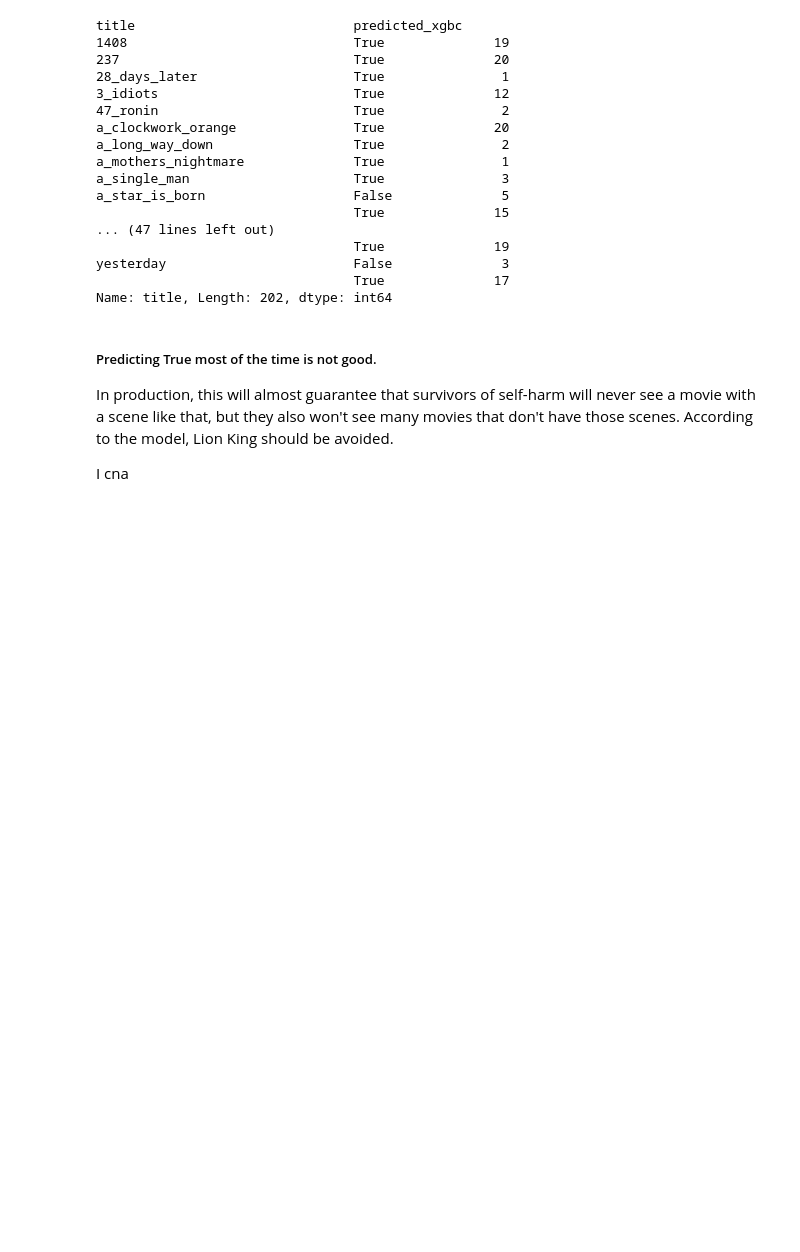
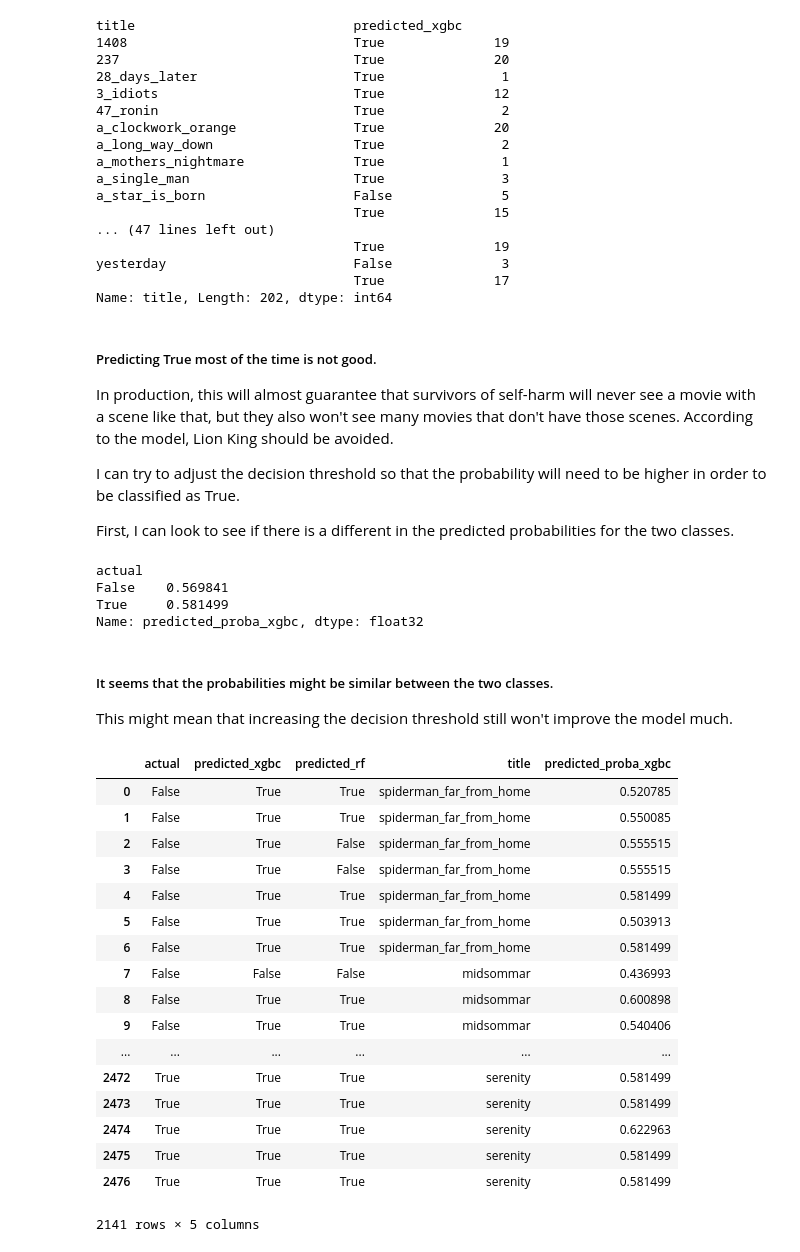
Before and after one commit to matthewzapata/twitter-trigger-warnings, a Jupyter notebook: trigger_warnings.ipynb, the cells around one changed output. Drawn from its saved outputs; the diff is of its cells as text; code cells hidden in the pictures; blank space fills up the shorter version.

```diff
--- a/trigger_warnings.ipynb
+++ b/trigger_warnings.ipynb
@@ -1570,7 +1570,8 @@ True               16   1185
    macro avg       0.78      0.61      0.57      2141
 weighted avg       0.76      0.66      0.60      2141
 # %%
-final_rf = RandomForestClassifier(criterion='gini', max_depth=20, min_samples_leaf=1, min_samples_split=2, n_estimators=25)
+final_rf = RandomForestClassifier(random_state=123, criterion='gini', max_depth=20, min_samples_leaf=1,
+                                  min_samples_split=2, n_estimators=25)
 final_rf.fit(X_train, y_train)
 train['predicted_rf'] = final_rf.predict(X_train)
 # %%
@@ -1665,4 +1666,18 @@ Name: title, Length: 202, dtype: int64
 ##### Predicting True most of the time is not good.
 In production, this will almost guarantee that survivors of self-harm will never see a movie with a scene like that, but they also won't see many movies that don't have those scenes. According to the model, Lion King should be avoided.
 
-I cna
+I can try to adjust the decision threshold so that the probability will need to be higher in order to be classified as True.
+
+First, I can look to see if there is a different in the predicted probabilities for the two classes.
+# %%
+train['predicted_proba_xgbc'] = final_xgbc.predict_proba(X_train)[:,1]
+# %%
+train.groupby('actual').predicted_proba_xgbc.median()
+# %% [output]
+actual
+False    0.569841
+True     0.581499
+Name: predicted_proba_xgbc, dtype: float32
+# %% [markdown]
+##### It seems that the probabilities might be similar between the two classes.
+This might mean that increasing the decision threshold still won't improve the model much.
@@ -1668,0 +1690,21 @@ I cna
+# %%
+train
+# %% [output]
+|  | actual | predicted_xgbc | predicted_rf | title | predicted_proba_xgbc |
+| 0 | False | True | True | spiderman_far_from_home | 0.520785 |
+| 1 | False | True | True | spiderman_far_from_home | 0.550085 |
+| 2 | False | True | False | spiderman_far_from_home | 0.555515 |
+| 3 | False | True | False | spiderman_far_from_home | 0.555515 |
+| 4 | False | True | True | spiderman_far_from_home | 0.581499 |
+| 5 | False | True | True | spiderman_far_from_home | 0.503913 |
+| 6 | False | True | True | spiderman_far_from_home | 0.581499 |
+| 7 | False | False | False | midsommar | 0.436993 |
+| 8 | False | True | True | midsommar | 0.600898 |
+| 9 | False | True | True | midsommar | 0.540406 |
+| ... | ... | ... | ... | ... | ... |
+| 2472 | True | True | True | serenity | 0.581499 |
+| 2473 | True | True | True | serenity | 0.581499 |
+| 2474 | True | True | True | serenity | 0.622963 |
+| 2475 | True | True | True | serenity | 0.581499 |
+| 2476 | True | True | True | serenity | 0.581499 |
+2141 rows × 5 columns
```
Also changed, not shown: parts of 12 cells of this notebook.
